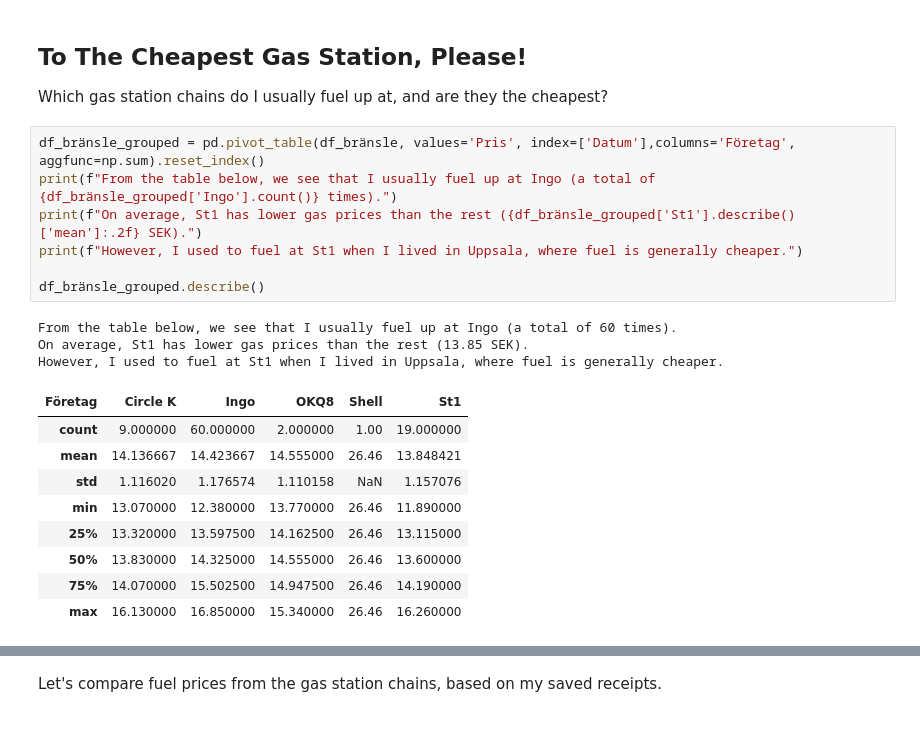
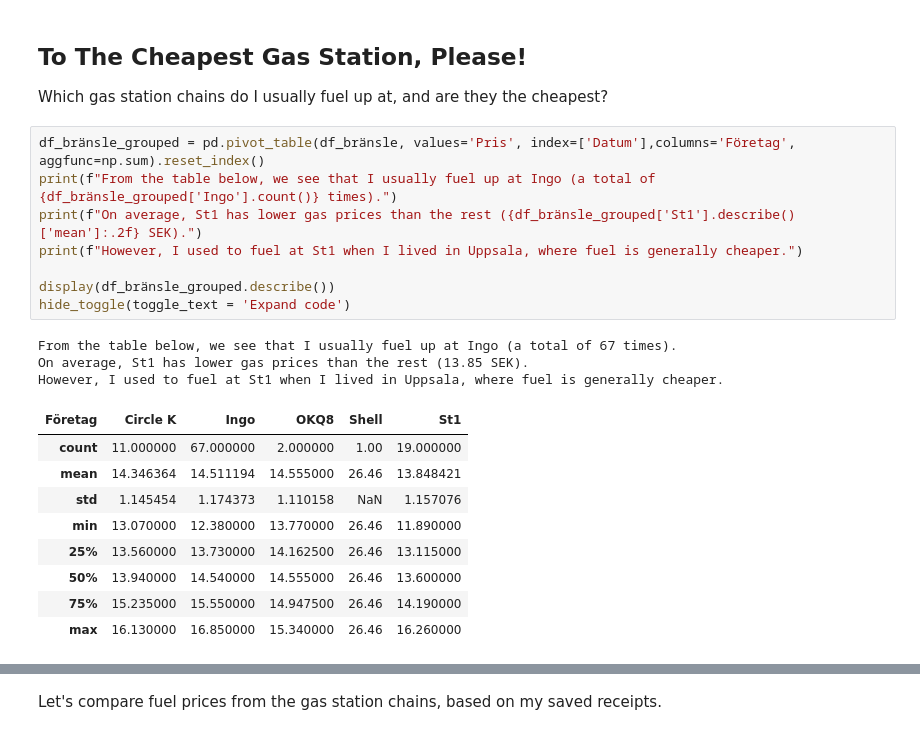
Before and after one commit to MarcosDemetry/analyzing_car_expenses, a Jupyter notebook: notebooks/Car Stats.ipynb, the cells around one changed output, grey strips where cells are left out. Cells and saved outputs as stored; diff of their text form.

Commit message:
Added data up to July 2021 + toggle for code cells

```diff
--- a/notebooks/Car Stats.ipynb
+++ b/notebooks/Car Stats.ipynb
@@ -300,20 +403,21 @@ Which gas station chains do I usually fuel up at, and are they the cheapest?
 # %%
 df_bränsle_grouped = pd.pivot_table(df_bränsle, values='Pris', index=['Datum'],columns='Företag', aggfunc=np.sum).reset_index()
 print(f"From the table below, we see that I usually fuel up at Ingo (a total of {df_bränsle_grouped['Ingo'].count()} times).")
 print(f"On average, St1 has lower gas prices than the rest ({df_bränsle_grouped['St1'].describe()['mean']:.2f} SEK).")
 print(f"However, I used to fuel at St1 when I lived in Uppsala, where fuel is generally cheaper.")
 
-df_bränsle_grouped.describe()
+display(df_bränsle_grouped.describe())
+hide_toggle(toggle_text = 'Expand code')
 # %% [output]
-From the table below, we see that I usually fuel up at Ingo (a total of 60 times).
+From the table below, we see that I usually fuel up at Ingo (a total of 67 times).
 On average, St1 has lower gas prices than the rest (13.85 SEK).
 However, I used to fuel at St1 when I lived in Uppsala, where fuel is generally cheaper.
 | Företag | Circle K | Ingo | OKQ8 | Shell | St1 |
-| count | 9.000000 | 60.000000 | 2.000000 | 1.00 | 19.000000 |
-| mean | 14.136667 | 14.423667 | 14.555000 | 26.46 | 13.848421 |
-| std | 1.116020 | 1.176574 | 1.110158 | NaN | 1.157076 |
+| count | 11.000000 | 67.000000 | 2.000000 | 1.00 | 19.000000 |
+| mean | 14.346364 | 14.511194 | 14.555000 | 26.46 | 13.848421 |
+| std | 1.145454 | 1.174373 | 1.110158 | NaN | 1.157076 |
 | min | 13.070000 | 12.380000 | 13.770000 | 26.46 | 11.890000 |
-| 25% | 13.320000 | 13.597500 | 14.162500 | 26.46 | 13.115000 |
-| 50% | 13.830000 | 14.325000 | 14.555000 | 26.46 | 13.600000 |
-| 75% | 14.070000 | 15.502500 | 14.947500 | 26.46 | 14.190000 |
+| 25% | 13.560000 | 13.730000 | 14.162500 | 26.46 | 13.115000 |
+| 50% | 13.940000 | 14.540000 | 14.555000 | 26.46 | 13.600000 |
+| 75% | 15.235000 | 15.550000 | 14.947500 | 26.46 | 14.190000 |
 | max | 16.130000 | 16.850000 | 15.340000 | 26.46 | 16.260000 |
```
Also changed, not shown: parts of 26 cells of this notebook, 11 other files.
